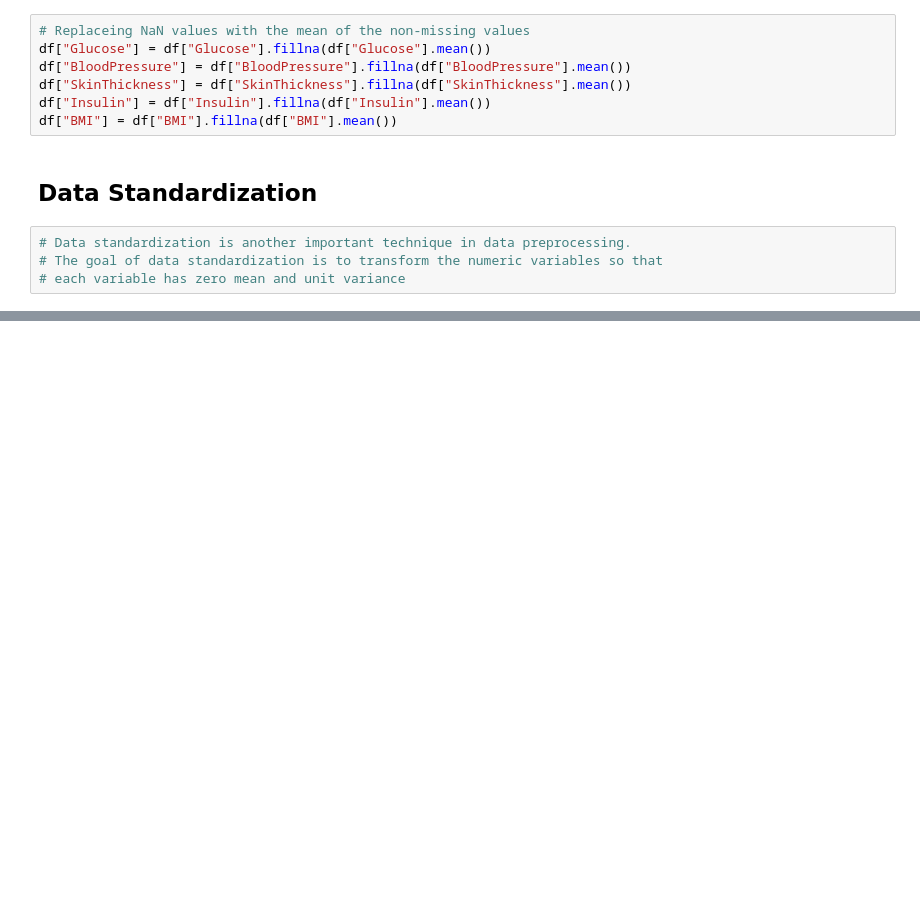
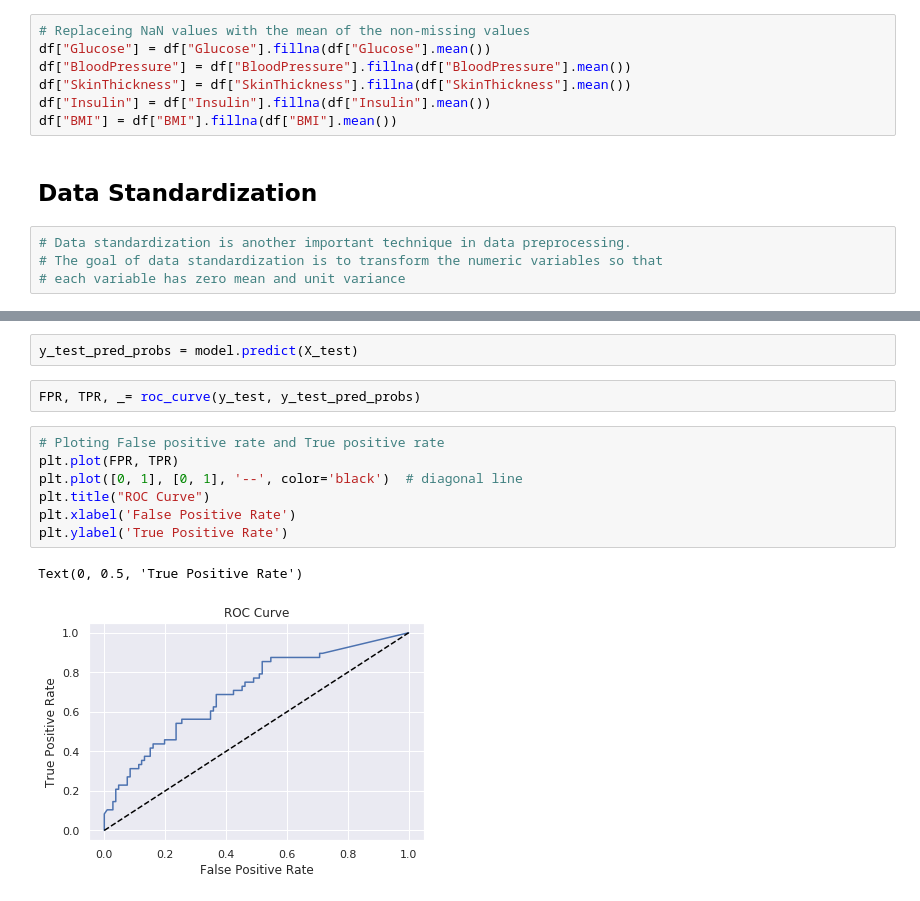
Before and after one commit to Rezwanul-Haque/neural_network_projects, a Jupyter notebook: medical_diagnosis_problem/diabetes_prediction/diabetes_prediction.ipynb, the cells around one changed output, grey strips where cells are left out. Saved outputs shown, nothing was run; the diff lists cells and outputs as text; blank space fills up the shorter version.

```diff
--- a/medical_diagnosis_problem/diabetes_prediction/diabetes_prediction.ipynb
+++ b/medical_diagnosis_problem/diabetes_prediction/diabetes_prediction.ipynb
@@ -242,0 +438,14 @@ transforming them to a scale that is more proportional.
+# %%
+y_test_pred_probs = model.predict(X_test)
+# %%
+FPR, TPR, _= roc_curve(y_test, y_test_pred_probs)
+# %%
+# Ploting False positive rate and True positive rate
+plt.plot(FPR, TPR)
+plt.plot([0, 1], [0, 1], '--', color='black')  # diagonal line
+plt.title("ROC Curve")
+plt.xlabel('False Positive Rate')
+plt.ylabel('True Positive Rate')
+# %% [output]
+Text(0, 0.5, 'True Positive Rate')
+[figure, added]
```
Also changed, not shown: parts of 38 cells of this notebook.
